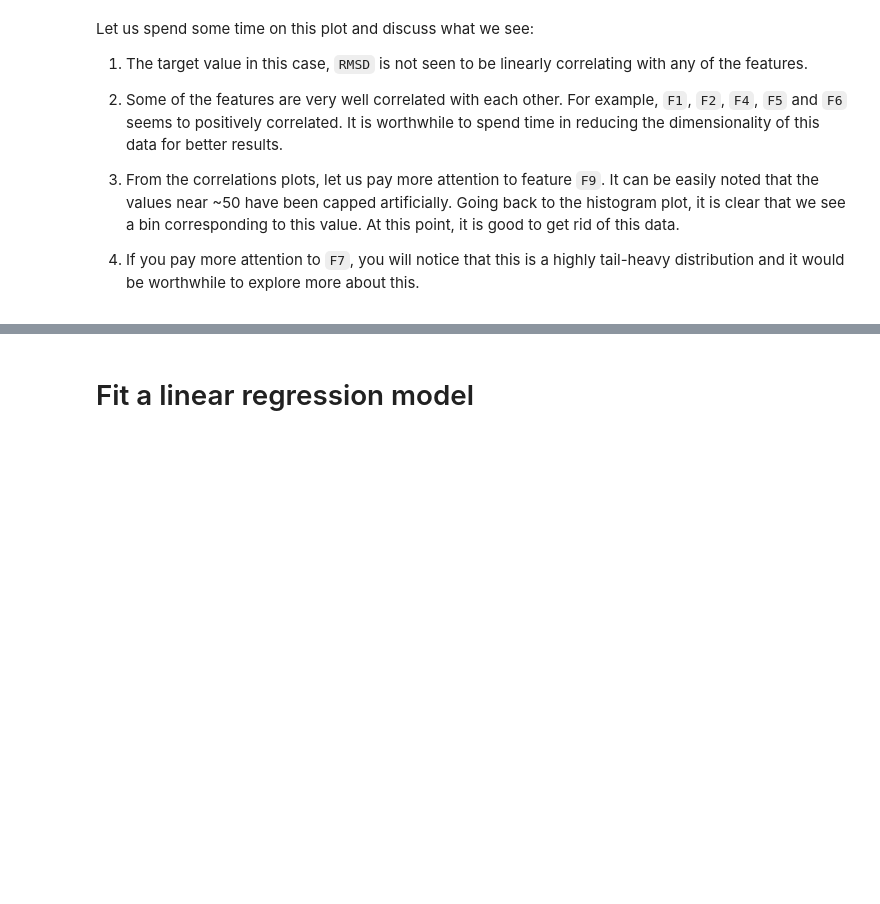
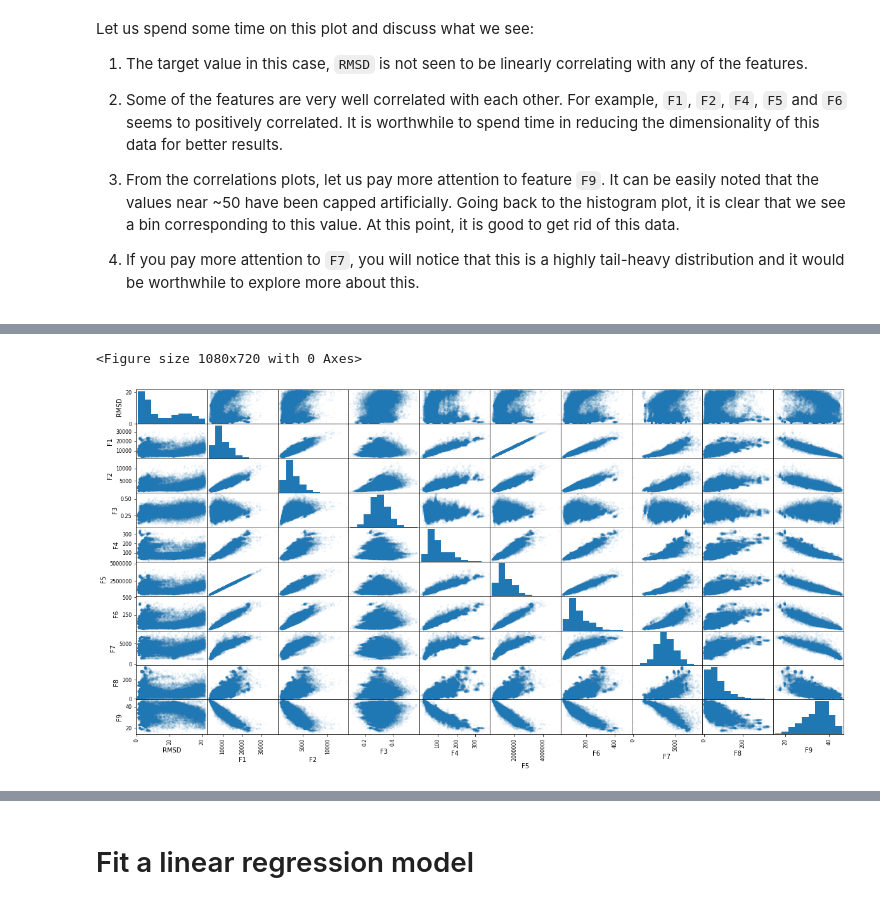
Before and after one commit to aniket-ak/Machine-Learning-CASP-Dataset, a Jupyter notebook: CASP_Exploring_Design_Space_with_pipelines.ipynb, the cells around one changed output, grey strips where cells are left out. Drawn from its saved outputs; the diff is of its cells as text; code cells hidden in the pictures; blank space fills up the shorter version.

```diff
--- a/CASP_Exploring_Design_Space_with_pipelines.ipynb
+++ b/CASP_Exploring_Design_Space_with_pipelines.ipynb
@@ -59,7 +73,7 @@ np.where(casp.values == np.nan)
 # %%
 def get_correlation(data):
     plt.figure(figsize=(15,10));
-    pd.plotting.scatter_matrix(data, figsize=(20,10));
+    pd.plotting.scatter_matrix(data, figsize=(20,10), alpha=0.05);
 # %%
 fig = plt.figure(figsize=(8,6))
 ax = fig.add_subplot(111)
@@ -101,3 +131,8 @@ casp_cleaned = casp_cleaned.reset_index().drop("index", axis=1)
+# %%
+get_correlation(casp_cleaned)
+# %% [output]
+<Figure size 1080x720 with 0 Axes>
+[figure, added]
 # %%
 casp_cleaned.corr()['RMSD'].sort_values(ascending=False)
 # %% [output]
```
Also changed, not shown: parts of 10 cells of this notebook.
